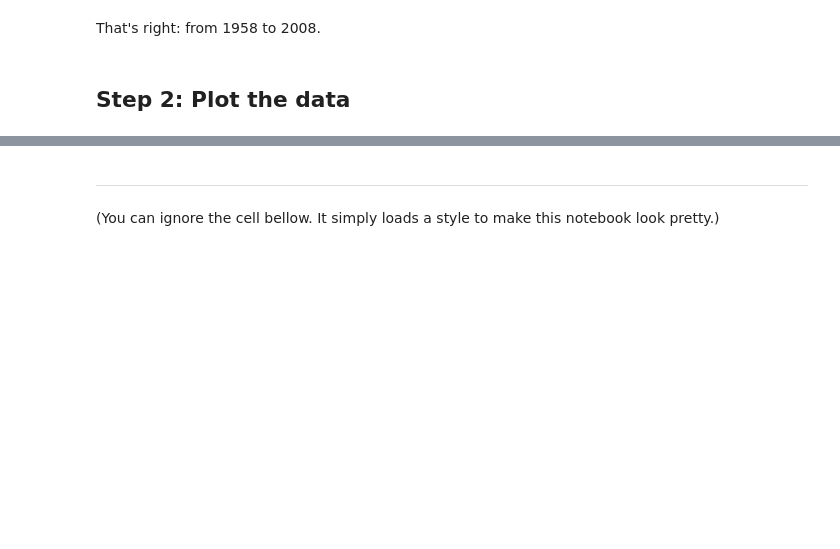
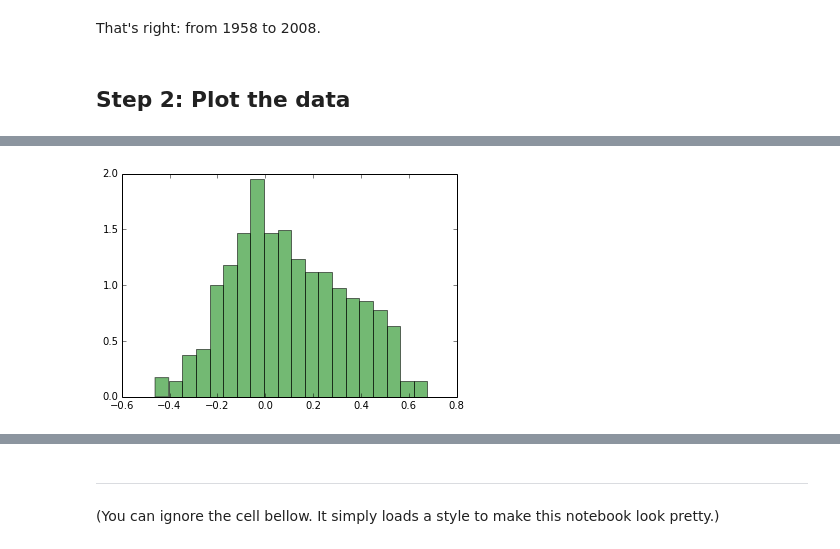
Before and after one commit to barbagroup/JITcode-MechE, a Jupyter notebook: lessons/01_Lesson01_ReadAndPlot.ipynb, the cells around one changed output, grey strips where cells are left out. Cells and saved outputs as stored; diff of their text form; code cells hidden in the pictures; blank space fills up the shorter version.

```diff
--- a/lessons/01_Lesson01_ReadAndPlot.ipynb
+++ b/lessons/01_Lesson01_ReadAndPlot.ipynb
@@ -100,0 +127,4 @@ ImportError: No module named matplotlib.pyplot
+# %%
+plt.hist(T[:,1], 20, normed=1, facecolor='g', alpha=0.55);
+# %% [output]
+[figure, added]
```
Also changed, not shown: parts of 9 cells of this notebook.
